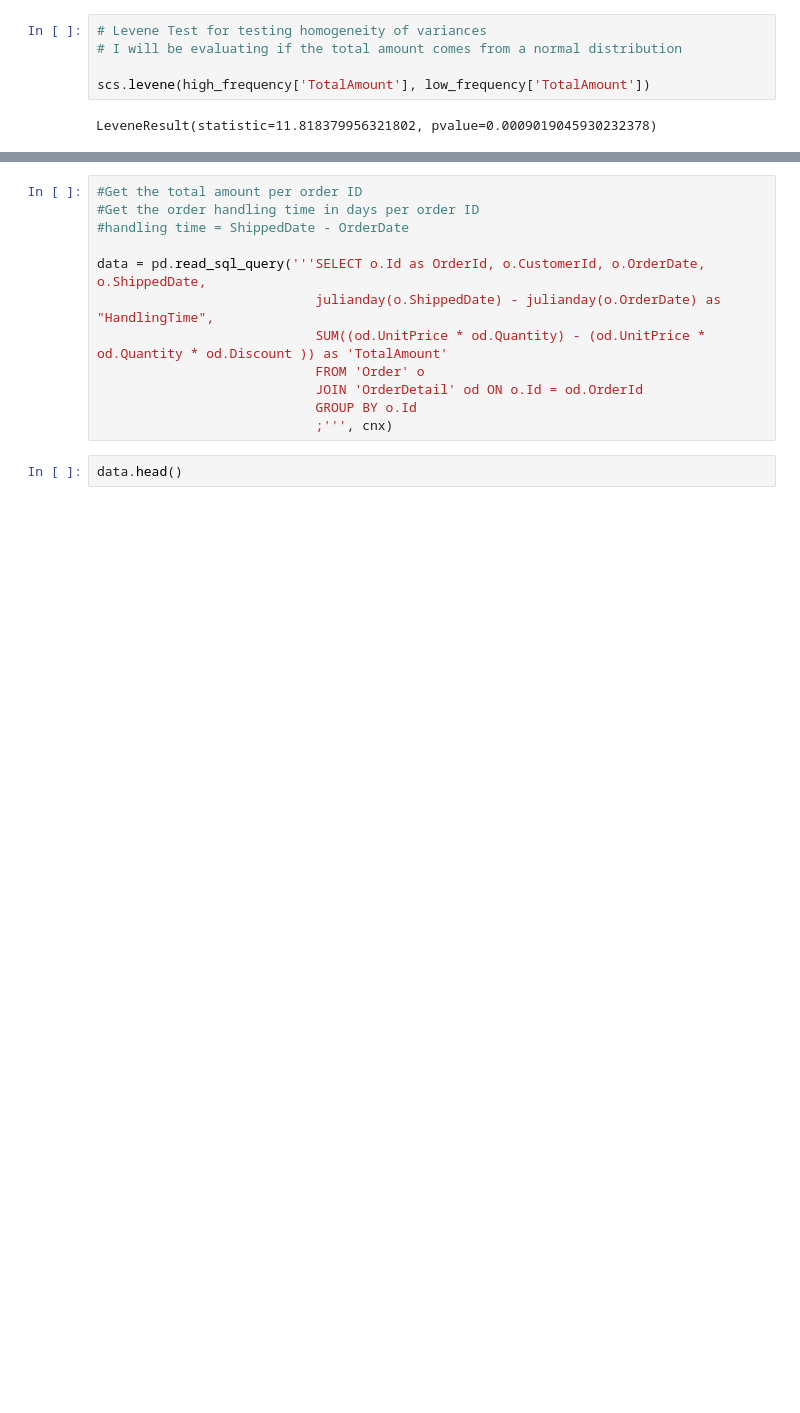
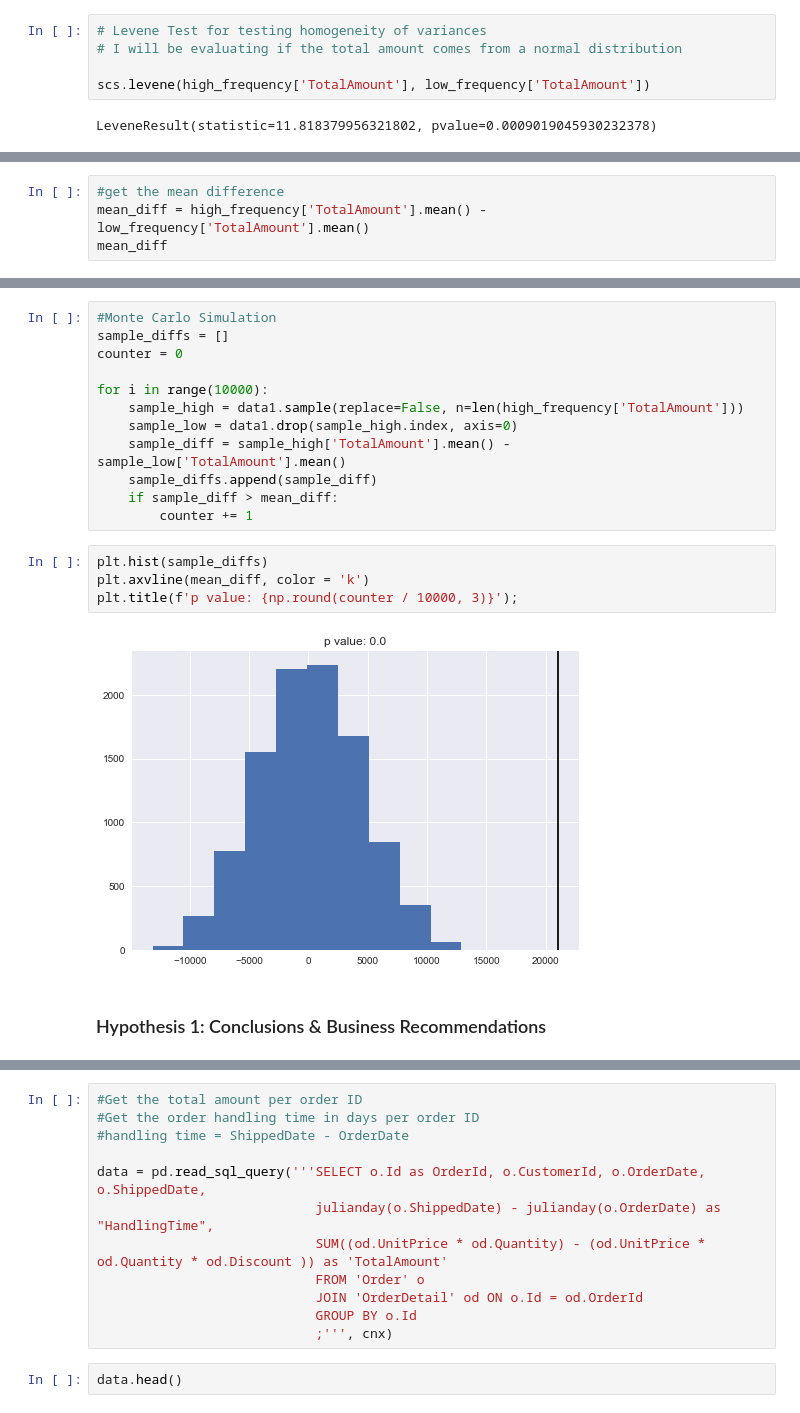
Before and after one commit to Francismorales/dsc-mod-3-project-online-ds-pt-061019, a Jupyter notebook: Project2-Northwind_Hypothesis_Testing.ipynb, the cells around one changed output, grey strips where cells are left out. Saved outputs shown, nothing was run; the diff lists cells and outputs as text; blank space fills up the shorter version.

```diff
--- a/Project2-Northwind_Hypothesis_Testing.ipynb
+++ b/Project2-Northwind_Hypothesis_Testing.ipynb
@@ -149,0 +153,4 @@ Since the variances between the two groups are not equal, we cannot use a T-test
+# %%
+#get the mean difference
+mean_diff = high_frequency['TotalAmount'].mean() - low_frequency['TotalAmount'].mean()
+mean_diff
@@ -149,0 +164,20 @@ Since the variances between the two groups are not equal, we cannot use a T-test
+# %%
+#Monte Carlo Simulation
+sample_diffs = []
+counter = 0
+
+for i in range(10000):
+    sample_high = data1.sample(replace=False, n=len(high_frequency['TotalAmount']))
+    sample_low = data1.drop(sample_high.index, axis=0)
+    sample_diff = sample_high['TotalAmount'].mean() - sample_low['TotalAmount'].mean()
+    sample_diffs.append(sample_diff)
+    if sample_diff > mean_diff:
+        counter += 1
+# %%
+plt.hist(sample_diffs)
+plt.axvline(mean_diff, color = 'k')
+plt.title(f'p value: {np.round(counter / 10000, 3)}');
+# %% [output]
+[figure, added]
+# %% [markdown]
+### Hypothesis 1: Conclusions & Business Recommendations
```
Also changed, not shown: parts of 18 cells of this notebook.
